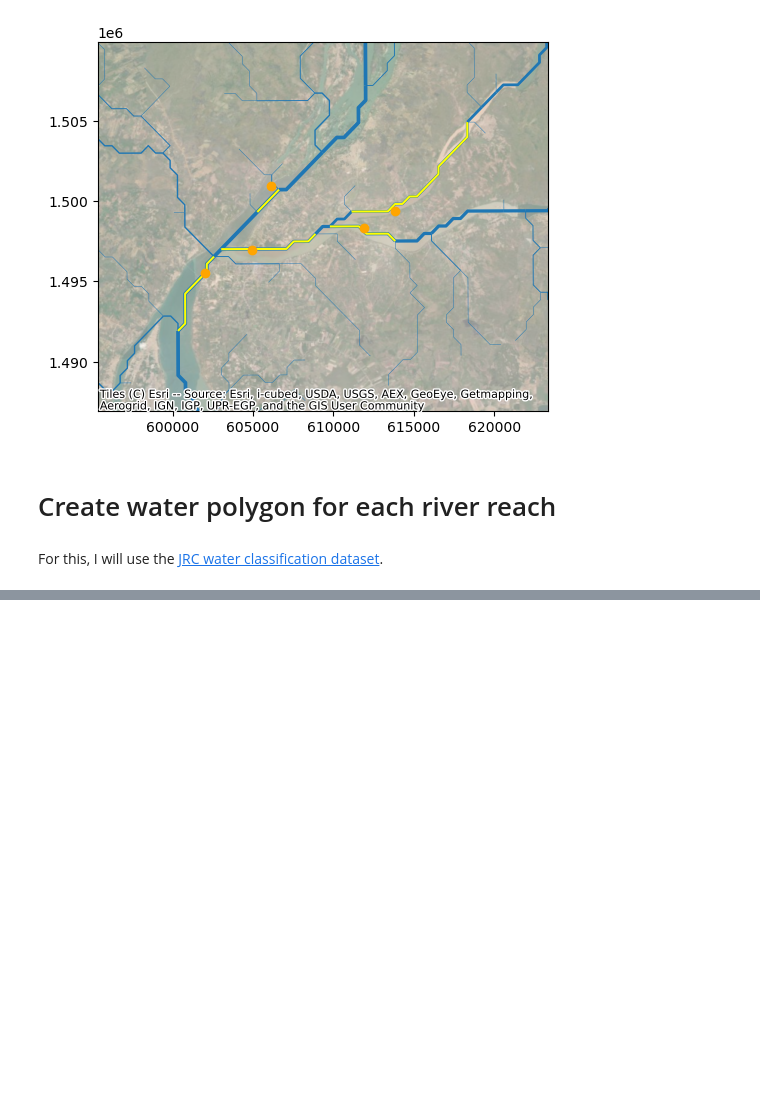
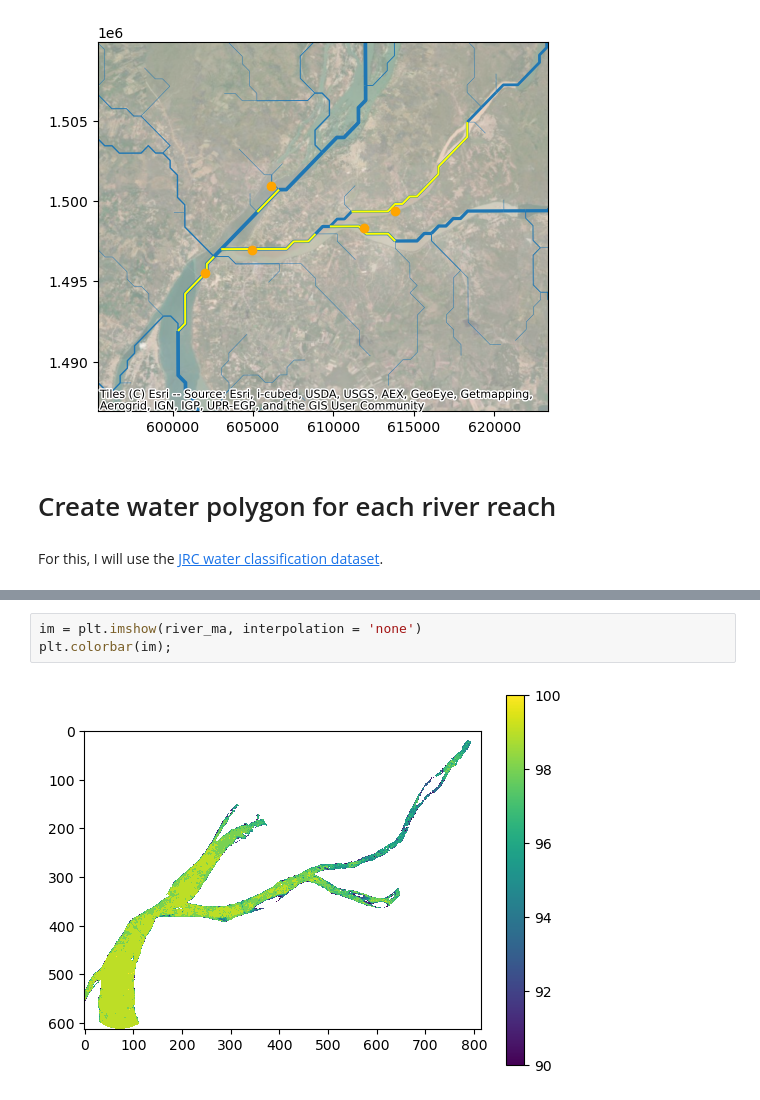
Before and after one commit to UW-GDA/mekong-water-quality, a Jupyter notebook: 01_river_reach_masks.ipynb, the cells around one changed output, grey strips where cells are left out. Drawn from its saved outputs; the diff is of its cells as text; blank space fills up the shorter version.

```diff
--- a/01_river_reach_masks.ipynb
+++ b/01_river_reach_masks.ipynb
@@ -161,0 +208,5 @@ buff.plot(ax=ax, alpha = 0.5, zorder=100)
+# %%
+im = plt.imshow(river_ma, interpolation = 'none')
+plt.colorbar(im);
+# %% [output]
+[figure, added]
```
Also changed, not shown: parts of 13 cells of this notebook.
